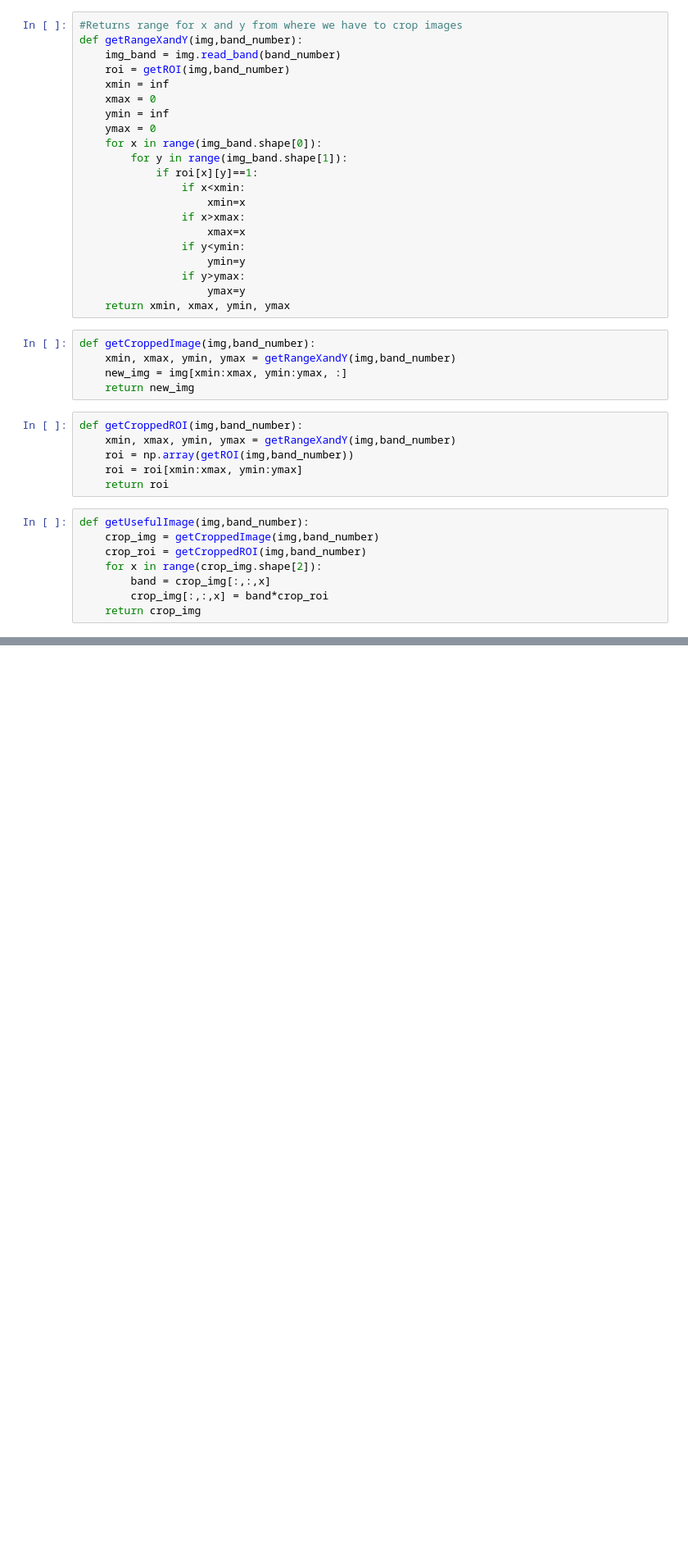
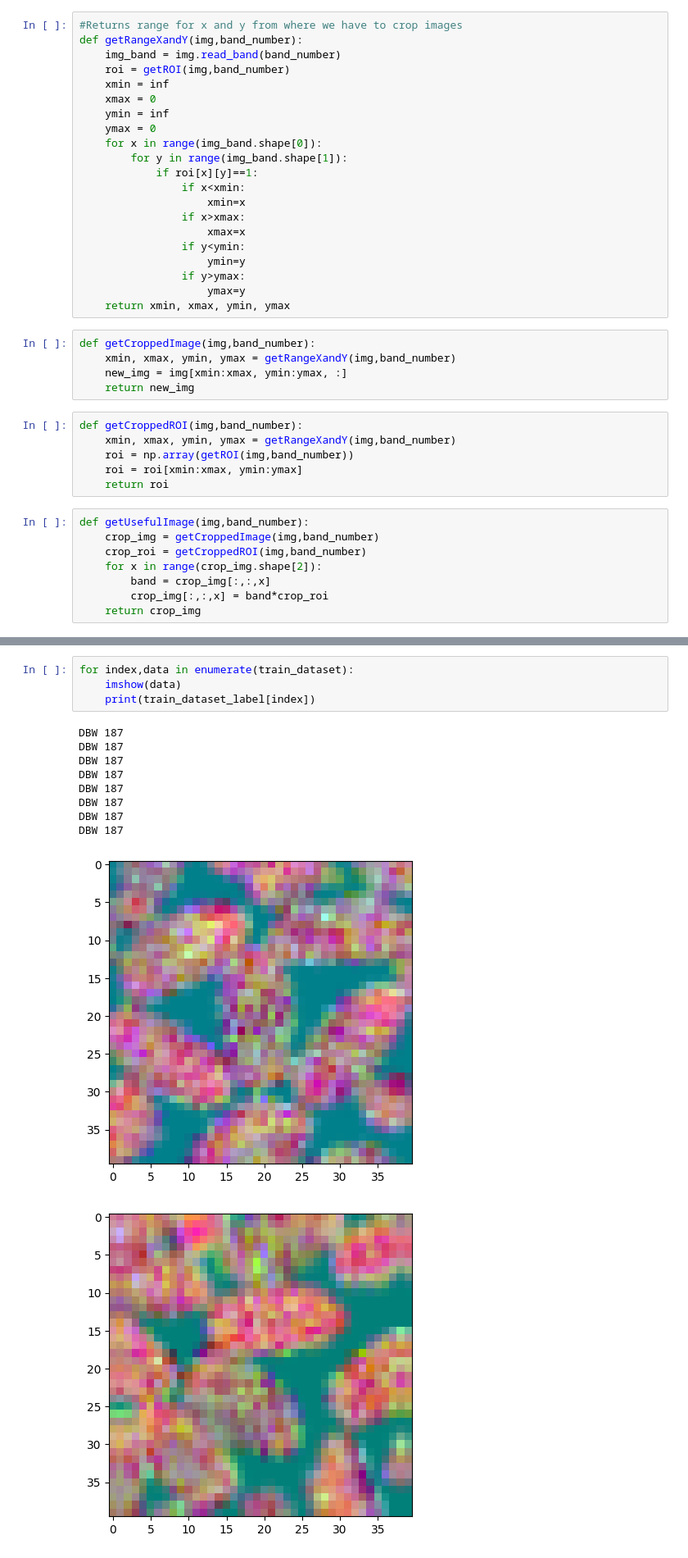
Before and after one commit to deepakjsagarwal/WC, a Jupyter notebook: Data_Preparation.ipynb, the cells around one changed output, grey strips where cells are left out. Shown at 82% size. Saved outputs shown, nothing was run; the diff lists cells and outputs as text; blank space fills up the shorter version.

```diff
--- a/Data_Preparation.ipynb
+++ b/Data_Preparation.ipynb
@@ -189,0 +179,15 @@ DBW 187
+# %%
+for index,data in enumerate(train_dataset):
+    imshow(data)
+    print(train_dataset_label[index])
+# %% [output]
+DBW 187
+DBW 187
+DBW 187
+DBW 187
+DBW 187
+DBW 187
+DBW 187
+DBW 187
+[figure, added]
+[figure, added]
```
Also changed, not shown: parts of 7 cells of this notebook, 1 other file.
